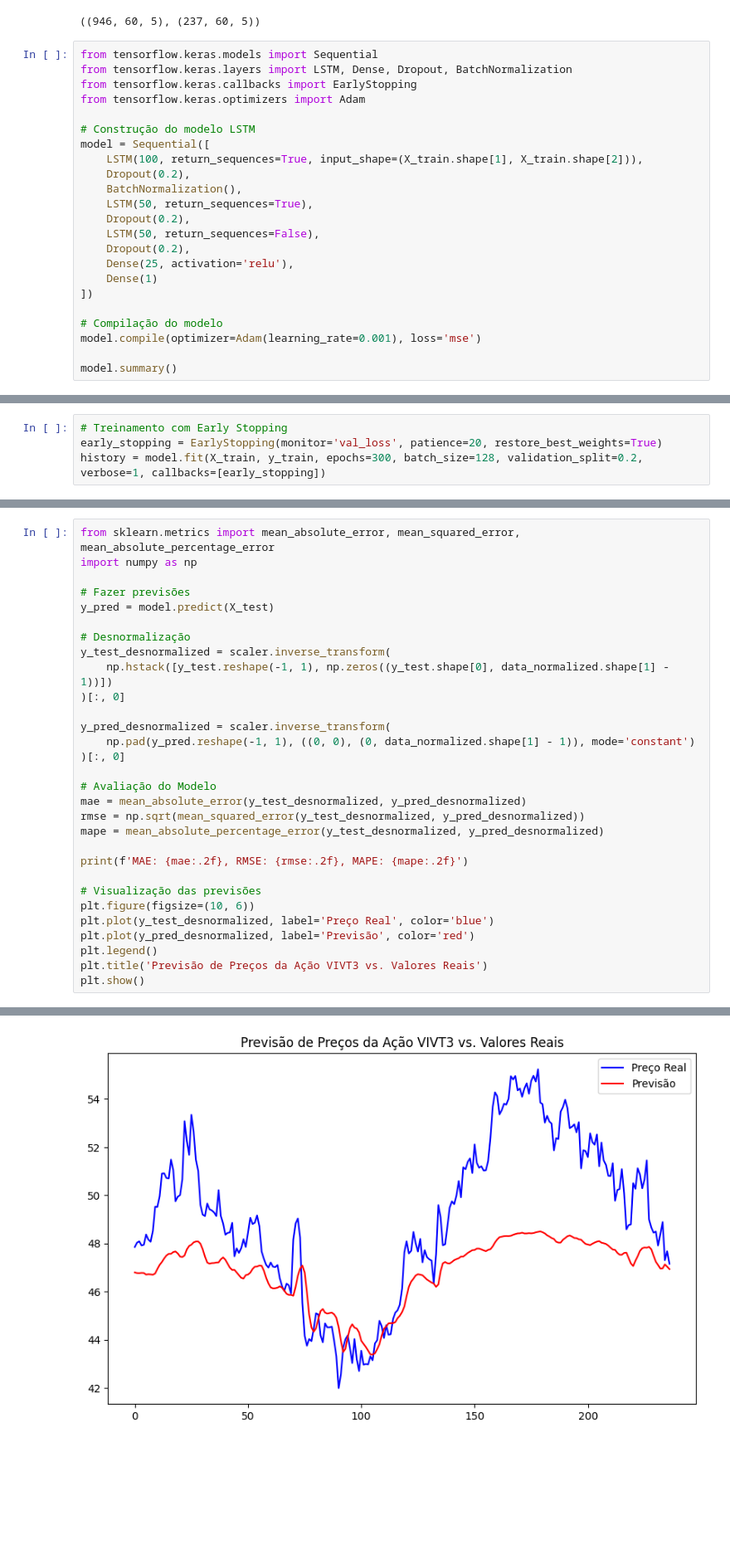
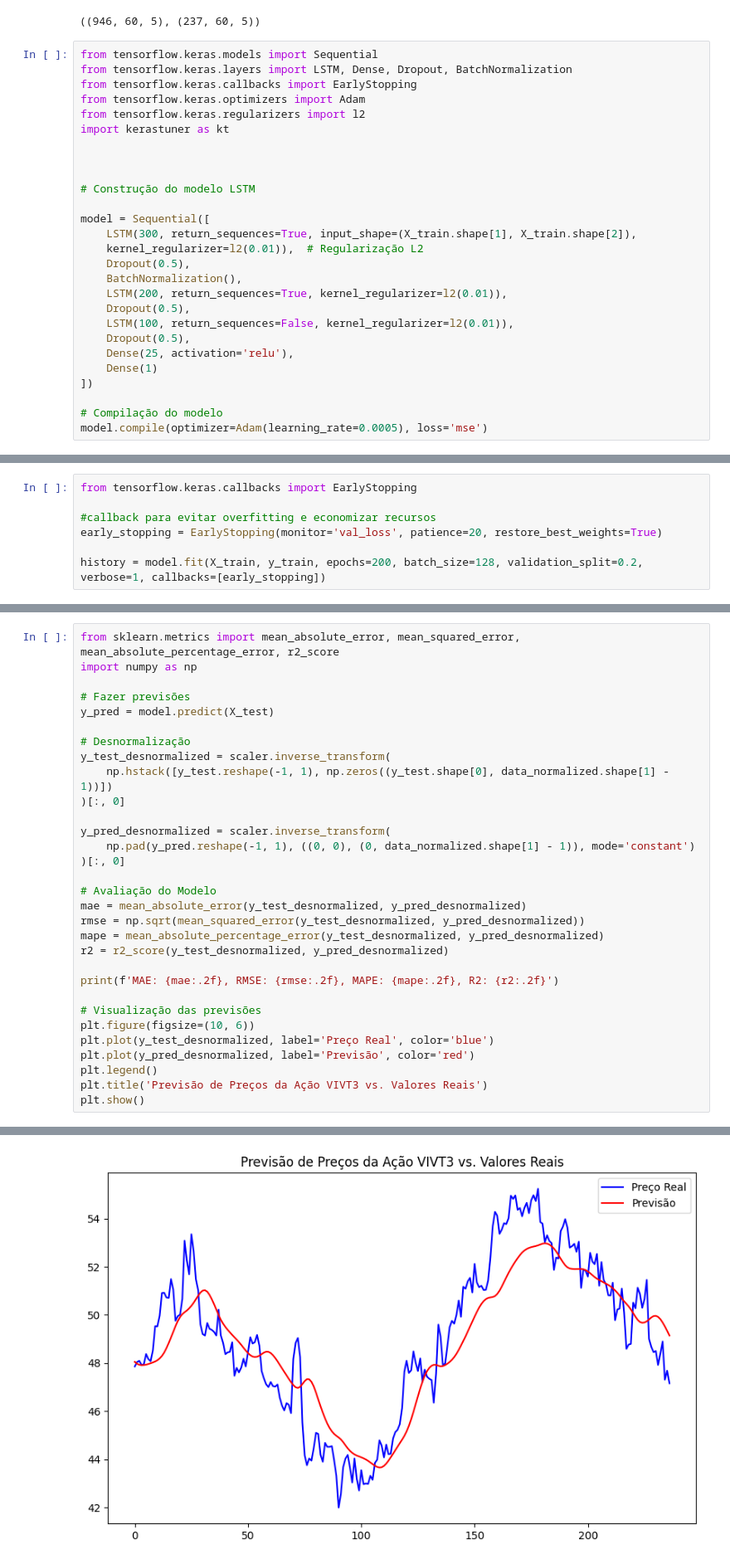
Before and after one commit to douglasVitoriano/pos-tech-fiap-tech-challenge-4, a Jupyter notebook: colet_and_train.ipynb, the cells around one changed output, grey strips where cells are left out. Shown at 83% size. Cells and saved outputs as stored; diff of their text form; blank space fills up the shorter version.

Commit message:
otimizacao do modelo

```diff
--- a/colet_and_train.ipynb
+++ b/colet_and_train.ipynb
@@ -192,21 +192,25 @@ from tensorflow.keras.models import Sequential
 from tensorflow.keras.layers import LSTM, Dense, Dropout, BatchNormalization
 from tensorflow.keras.callbacks import EarlyStopping
 from tensorflow.keras.optimizers import Adam
+from tensorflow.keras.regularizers import l2
+import kerastuner as kt
+
+
 
 # Construção do modelo LSTM
+
 model = Sequential([
-    LSTM(100, return_sequences=True, input_shape=(X_train.shape[1], X_train.shape[2])),
-    Dropout(0.2),
+    LSTM(300, return_sequences=True, input_shape=(X_train.shape[1], X_train.shape[2]),
+    kernel_regularizer=l2(0.01)),  # Regularização L2
+    Dropout(0.5),
     BatchNormalization(),
-    LSTM(50, return_sequences=True),
-    Dropout(0.2),
-    LSTM(50, return_sequences=False),
-    Dropout(0.2),
+    LSTM(200, return_sequences=True, kernel_regularizer=l2(0.01)),
+    Dropout(0.5),
+    LSTM(100, return_sequences=False, kernel_regularizer=l2(0.01)),
+    Dropout(0.5),
     Dense(25, activation='relu'),
     Dense(1)
 ])
 
 # Compilação do modelo
-model.compile(optimizer=Adam(learning_rate=0.001), loss='mse')
-
-model.summary()
+model.compile(optimizer=Adam(learning_rate=0.0005), loss='mse')
@@ -235,5 +217,8 @@ Model: "sequential"
 # %%
-# Treinamento com Early Stopping
+from tensorflow.keras.callbacks import EarlyStopping
+
+#callback para evitar overfitting e economizar recursos
 early_stopping = EarlyStopping(monitor='val_loss', patience=20, restore_best_weights=True)
-history = model.fit(X_train, y_train, epochs=300, batch_size=128, validation_split=0.2, verbose=1, callbacks=[early_stopping])
+
+history = model.fit(X_train, y_train, epochs=200, batch_size=128, validation_split=0.2, verbose=1, callbacks=[early_stopping])
 # %% [output]
@@ -257,5 +242,5 @@ Epoch 161/300
 # %%
-from sklearn.metrics import mean_absolute_error, mean_squared_error, mean_absolute_percentage_error
+from sklearn.metrics import mean_absolute_error, mean_squared_error, mean_absolute_percentage_error, r2_score
 import numpy as np
 
 # Fazer previsões
@@ -274,8 +259,9 @@ y_pred_desnormalized = scaler.inverse_transform(
 mae = mean_absolute_error(y_test_desnormalized, y_pred_desnormalized)
 rmse = np.sqrt(mean_squared_error(y_test_desnormalized, y_pred_desnormalized))
 mape = mean_absolute_percentage_error(y_test_desnormalized, y_pred_desnormalized)
+r2 = r2_score(y_test_desnormalized, y_pred_desnormalized)
 
-print(f'MAE: {mae:.2f}, RMSE: {rmse:.2f}, MAPE: {mape:.2f}')
+print(f'MAE: {mae:.2f}, RMSE: {rmse:.2f}, MAPE: {mape:.2f}, R2: {r2:.2f}')
 
 # Visualização das previsões
 plt.figure(figsize=(10, 6))
@@ -290 +276 @@ MAE: 2.47, RMSE: 3.06, MAPE: 0.05
-[figure, old version]
+[figure, new version]
```
Also changed, not shown: parts of 8 cells of this notebook.
